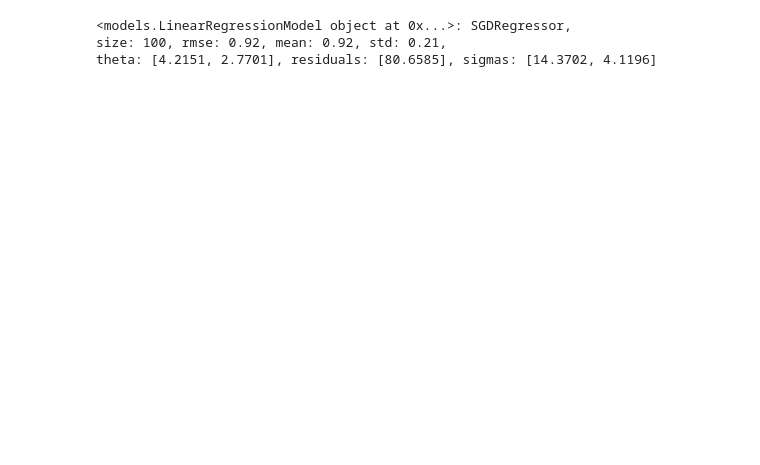
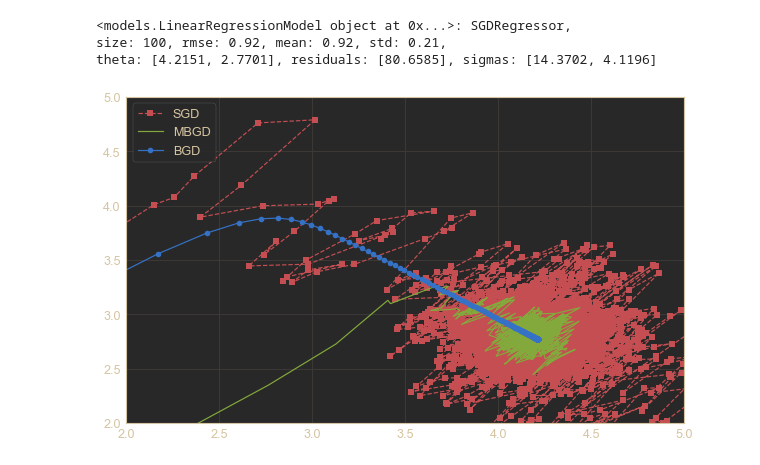
Before and after one commit to garcia-alex/ml-workflows, a Jupyter notebook: ch04.ipynb, the cells around one changed output. Drawn from its saved outputs; the diff is of its cells as text; code cells hidden in the pictures; blank space fills up the shorter version.

```diff
--- a/ch04.ipynb
+++ b/ch04.ipynb
@@ -117,3 +123,13 @@ print(repr(lr))
 <models.LinearRegressionModel object at 0x...>: SGDRegressor,
 size: 100, rmse: 0.92, mean: 0.92, std: 0.21,
 theta: [4.2151, 2.7701], residuals: [80.6585], sigmas: [14.3702, 4.1196]
+# %%
+plt.figure(figsize=(10, 6))
+plt.plot(path_sgd[:,0], path_sgd[:,1], 'rs--', label='SGD')
+plt.plot(path_mbgd[:,0], path_mbgd[:,1], 'g-', label='MBGD')
+plt.plot(path_bgd[:,0], path_bgd[:,1], 'bo-', label='BGD')
+plt.axis([2, 5, 2, 5])
+plt.legend(loc='upper left')
+plt.show()
+# %% [output]
+[figure, added]
```
Also changed, not shown: parts of 1 cell of this notebook, 1 other file.
